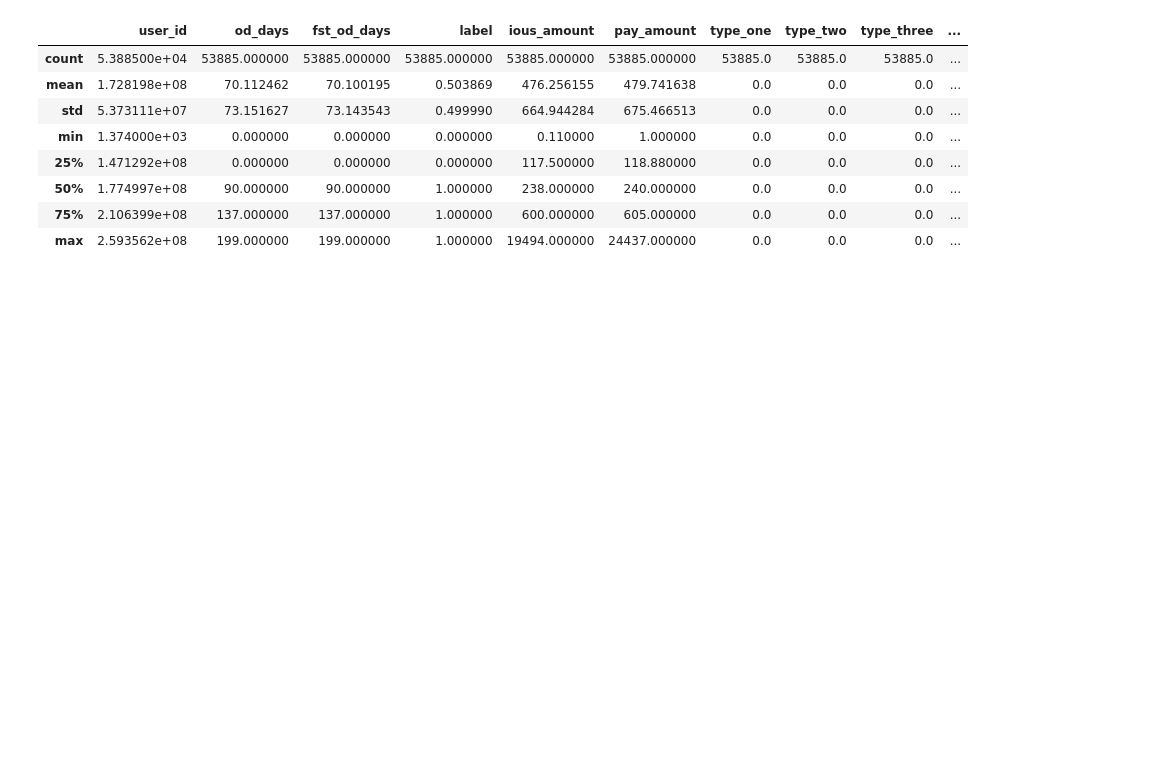
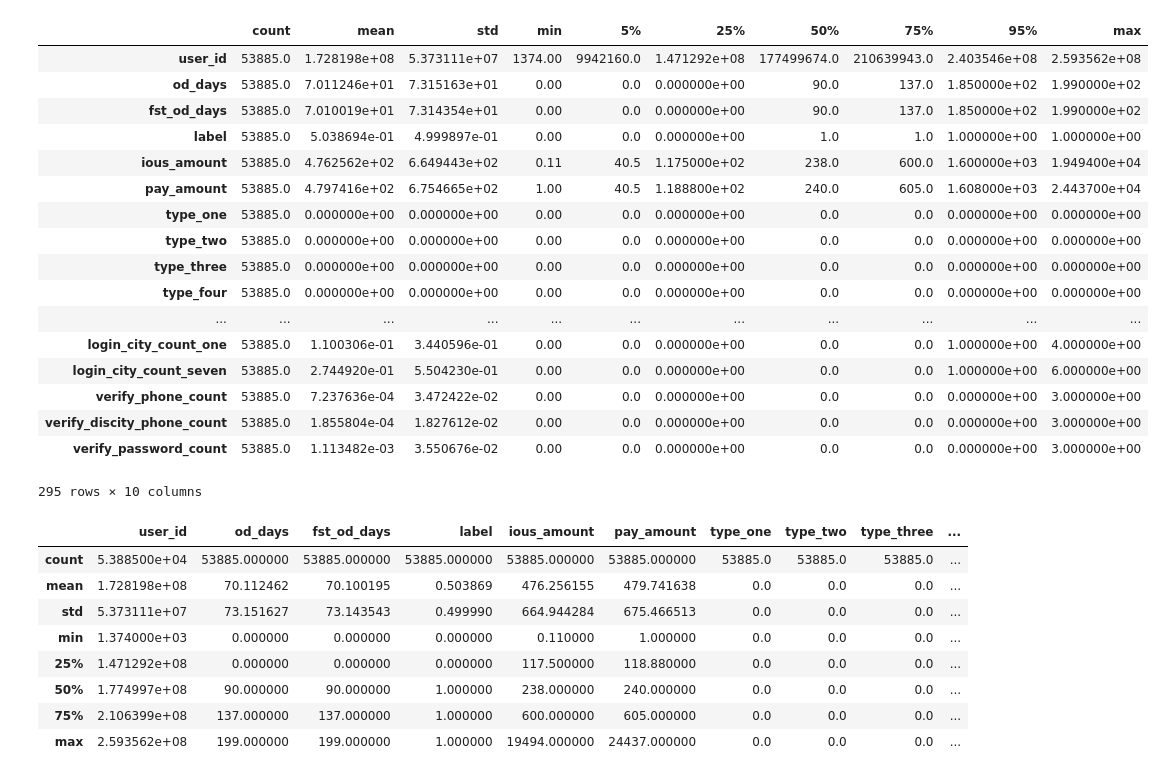
Before and after one commit to muyunzhe/machineLearning, a Jupyter notebook: common/feature_parser.ipynb, the cells around one changed output. Saved outputs shown, nothing was run; the diff lists cells and outputs as text; code cells hidden in the pictures; blank space fills up the shorter version.

```diff
--- a/common/feature_parser.ipynb
+++ b/common/feature_parser.ipynb
@@ -3,3 +3,27 @@ import pandas as pd
 data_bad = pd.read_table('/home/zhongjuliu/database/金融/模型/order_risk_new/ious_order_risk_samples_feature_merge_temp.txt')
 # %%
 data_bad.rename(columns=lambda x: x.split('.')[1], inplace=True)
+# %%
+describe = data_bad.describe([0.05, .25, .5, .75, 0.95])
+describe = describe.T
+# %%
+describe
+# %% [output]
+|  | count | mean | std | min | 5% | 25% | 50% | 75% | 95% | max |
+| user_id | 53885.0 | 1.728198e+08 | 5.373111e+07 | 1374.00 | 9942160.0 | 1.471292e+08 | 177499674.0 | 210639943.0 | 2.403546e+08 | 2.593562e+08 |
+| od_days | 53885.0 | 7.011246e+01 | 7.315163e+01 | 0.00 | 0.0 | 0.000000e+00 | 90.0 | 137.0 | 1.850000e+02 | 1.990000e+02 |
+| fst_od_days | 53885.0 | 7.010019e+01 | 7.314354e+01 | 0.00 | 0.0 | 0.000000e+00 | 90.0 | 137.0 | 1.850000e+02 | 1.990000e+02 |
+| label | 53885.0 | 5.038694e-01 | 4.999897e-01 | 0.00 | 0.0 | 0.000000e+00 | 1.0 | 1.0 | 1.000000e+00 | 1.000000e+00 |
+| ious_amount | 53885.0 | 4.762562e+02 | 6.649443e+02 | 0.11 | 40.5 | 1.175000e+02 | 238.0 | 600.0 | 1.600000e+03 | 1.949400e+04 |
+| pay_amount | 53885.0 | 4.797416e+02 | 6.754665e+02 | 1.00 | 40.5 | 1.188800e+02 | 240.0 | 605.0 | 1.608000e+03 | 2.443700e+04 |
+| type_one | 53885.0 | 0.000000e+00 | 0.000000e+00 | 0.00 | 0.0 | 0.000000e+00 | 0.0 | 0.0 | 0.000000e+00 | 0.000000e+00 |
+| type_two | 53885.0 | 0.000000e+00 | 0.000000e+00 | 0.00 | 0.0 | 0.000000e+00 | 0.0 | 0.0 | 0.000000e+00 | 0.000000e+00 |
+| type_three | 53885.0 | 0.000000e+00 | 0.000000e+00 | 0.00 | 0.0 | 0.000000e+00 | 0.0 | 0.0 | 0.000000e+00 | 0.000000e+00 |
+| type_four | 53885.0 | 0.000000e+00 | 0.000000e+00 | 0.00 | 0.0 | 0.000000e+00 | 0.0 | 0.0 | 0.000000e+00 | 0.000000e+00 |
+| ... | ... | ... | ... | ... | ... | ... | ... | ... | ... | ... |
+| login_city_count_one | 53885.0 | 1.100306e-01 | 3.440596e-01 | 0.00 | 0.0 | 0.000000e+00 | 0.0 | 0.0 | 1.000000e+00 | 4.000000e+00 |
+| login_city_count_seven | 53885.0 | 2.744920e-01 | 5.504230e-01 | 0.00 | 0.0 | 0.000000e+00 | 0.0 | 0.0 | 1.000000e+00 | 6.000000e+00 |
+| verify_phone_count | 53885.0 | 7.237636e-04 | 3.472422e-02 | 0.00 | 0.0 | 0.000000e+00 | 0.0 | 0.0 | 0.000000e+00 | 3.000000e+00 |
+| verify_discity_phone_count | 53885.0 | 1.855804e-04 | 1.827612e-02 | 0.00 | 0.0 | 0.000000e+00 | 0.0 | 0.0 | 0.000000e+00 | 3.000000e+00 |
+| verify_password_count | 53885.0 | 1.113482e-03 | 3.550676e-02 | 0.00 | 0.0 | 0.000000e+00 | 0.0 | 0.0 | 0.000000e+00 | 3.000000e+00 |
+295 rows × 10 columns
```
Also changed, not shown: parts of 1 cell of this notebook, 14 other files.
